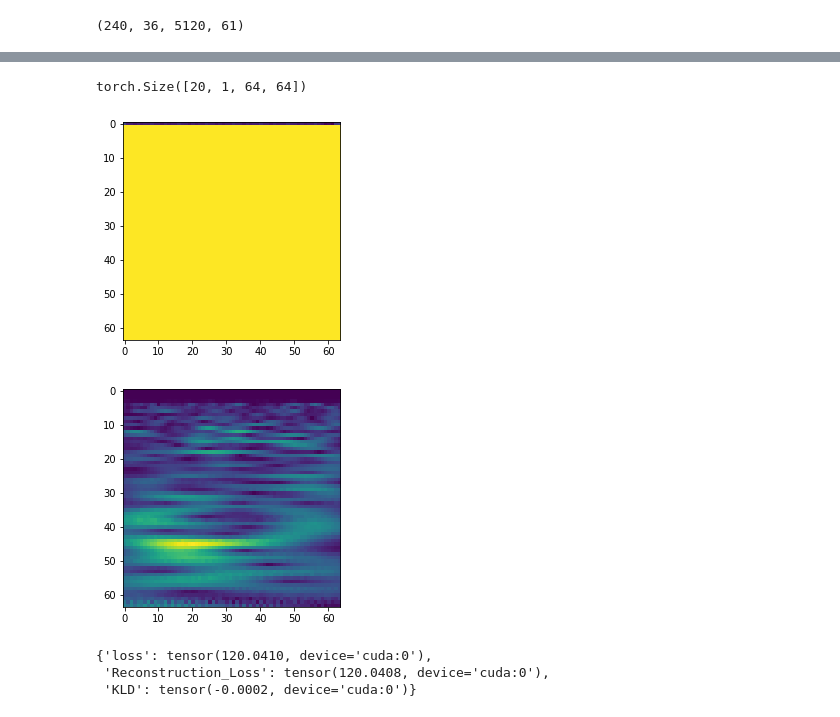
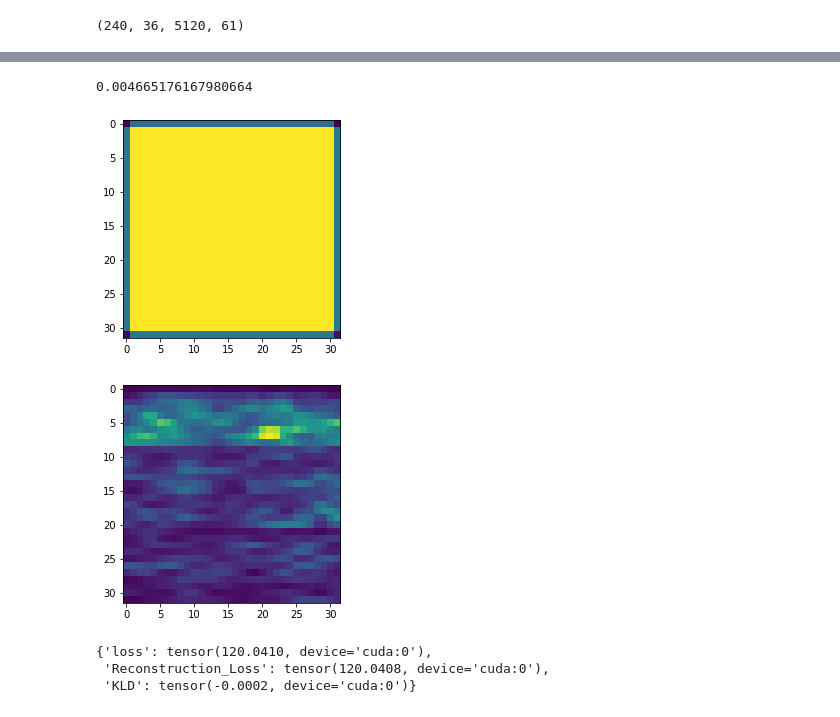
Before and after one commit to sklin93/Graph-WaveNet, a Jupyter notebook: test_wavelet.ipynb, the cells around one changed output, grey strips where cells are left out. Drawn from its saved outputs; the diff is of its cells as text; code cells hidden in the pictures.

```diff
--- a/test_wavelet.ipynb
+++ b/test_wavelet.ipynb
@@ -73,6 +84,8 @@ plt.plot(coeffs[100][50])
 ''' for loading the calculated eeg wavelet coefficients'''
 coeffs = []
 for i in tqdm(range(1,4)):
-    coeffs.append(np.load('eeg_mat_coeff'+str(i)+'.npy')[:,50])
+    coeffs.append(np.load('eeg_mat_coeffs_J7Q12/eeg_mat_coeff'+str(i)+'.npy')[:, 30:62])
 coeffs = np.concatenate(coeffs)
 print(coeffs.shape)
+data = F.interpolate(torch.from_numpy(coeffs[:,None,...]), (32,32))
+data.shape
@@ -462,13 +491,13 @@ data = F.interpolate(torch.from_numpy(data), (64,64))
 # %%
-nTrain = 160
-nValid = 25
-nTest = 20
+nTotal = len(data)
+nTrain, nValid, nTest = int(nTotal * 0.7), int(nTotal * 0.15), int(nTotal * 0.15)
+
 dTrain = data[:nTrain].to(device)
 dVal = data[nTrain:nTrain+nValid].to(device)
 dTest = data[-nTest:].to(device)
 
 num_epoch = 50
-batch_size = 16
+batch_size = 32
 lrate = 3e-3
 wdecay = 4e-2
 
@@ -498,10 +527,15 @@ for e in range(num_epoch):
 
     train_loss.append(np.mean(cur_loss))
     print('epoch',e, 'train loss', train_loss[-1])
+
     model.eval()
-    with torch.no_grad():
-        res = model(dVal)
-        loss = model.loss_function(*res, M_N = 1)
-    val_loss.append(loss['loss'].item())
+    cur_loss = []
+    for i in tqdm(range(nValid//batch_size)):
+        batch_data = dVal[i*batch_size:(i+1)*batch_size]
+        with torch.no_grad():
+            res = model(batch_data)
+            loss = model.loss_function(*res, M_N = batch_size/ nValid)
+        cur_loss.append(loss['loss'].item())
+    val_loss.append(np.mean(cur_loss))
     print('val loss', val_loss[-1])
 # %% [output]
@@ -564,17 +562,25 @@ plt.show()
-# %%
-with torch.no_grad():
-    test_out = model(dTest)
-test_out[0].shape
-# %% [output]
-torch.Size([20, 1, 64, 64])
+# %%
+model.eval()
+cur_loss = []
+for i in tqdm(range(nTest//batch_size)):
+    batch_data = dTest[i*batch_size:(i+1)*batch_size]
+    with torch.no_grad():
+        res = model(batch_data)
+        loss = model.loss_function(*res, M_N = batch_size/ nTest)
+    cur_loss.append(loss['loss'].item())
+print(np.mean(cur_loss))
+# %% [output]
+0.004665176167980664
+# %%
+test_out = res
 # %%
-plt.imshow(test_out[0][0].detach().cpu().numpy().squeeze())
+plt.imshow(test_out[0][10].detach().cpu().numpy().squeeze())
 plt.show()
-plt.imshow(test_out[1][0].detach().cpu().numpy().squeeze())
+plt.imshow(test_out[1][10].detach().cpu().numpy().squeeze())
 plt.show()
 # %% [output]
-[figure, old version]
+[figure, new version]
-[figure, old version]
+[figure, new version]
 # %%
 model.loss_function(*test_out, M_N = 1)
 # %% [output]
```
Also changed, not shown: parts of 13 cells of this notebook, 16 other files.
